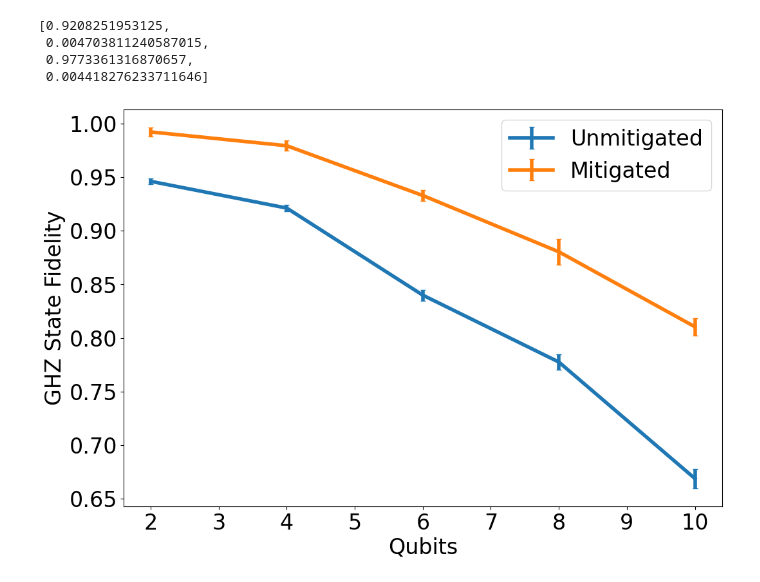
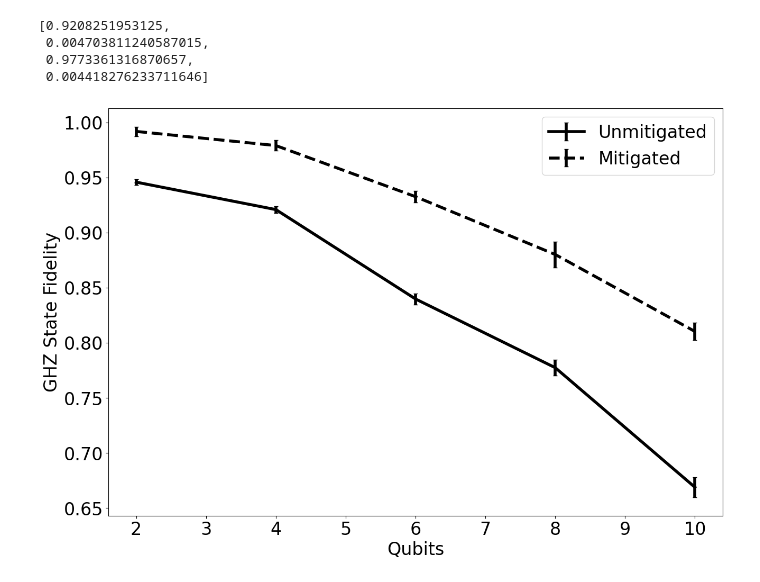
Before and after one commit to apteanuj/texmex, a Jupyter notebook: poster_figure.ipynb, the cells around one changed output. Saved outputs shown, nothing was run; the diff lists cells and outputs as text; code cells hidden in the pictures.

```diff
--- a/poster_figure.ipynb
+++ b/poster_figure.ipynb
@@ -115,14 +115,14 @@ unmitig_stds = [0.0025993811824621418, 0.0030747183135735713, 0.0050936534849045
 mitig_vals = [0.9920479223485353, 0.9792045755064119, 0.9327930666873868, 0.8802839067142113, 0.8103873867095439]
 mitig_stds = [0.004302295271747347, 0.0047755711395366775, 0.005256433046445061, 0.011830690154842666, 0.008032478239274261]
 # %%
-plt.figure(figsize=(12,8))
+plt.figure(figsize=(15,10))
 plt.rcParams['font.size'] = 24
-plt.errorbar(N_range, unmitig_vals, yerr=unmitig_stds, capsize=3, label='Unmitigated', linewidth=4)
-plt.errorbar(N_range, mitig_vals, yerr=mitig_stds, capsize=3, label='Mitigated', linewidth=4)
+plt.errorbar(N_range, unmitig_vals, yerr=unmitig_stds, capsize=3, label='Unmitigated', linewidth=4, linestyle='solid',color='k')
+plt.errorbar(N_range, mitig_vals, yerr=mitig_stds, capsize=3, label='Mitigated', linewidth=4, linestyle='dashed',color='k')
 plt.xlabel('Qubits')
 plt.ylabel('GHZ State Fidelity')
 plt.legend()
-#plt.savefig("fidelity.jpg",bbox_inches ="tight", transparent = True)
+plt.savefig("fidelity.jpg",bbox_inches ="tight", transparent = True)
 plt.show()
 # %% [output]
-[figure, old version]
+[figure, new version]
```
Also changed, not shown: 3 other files.
